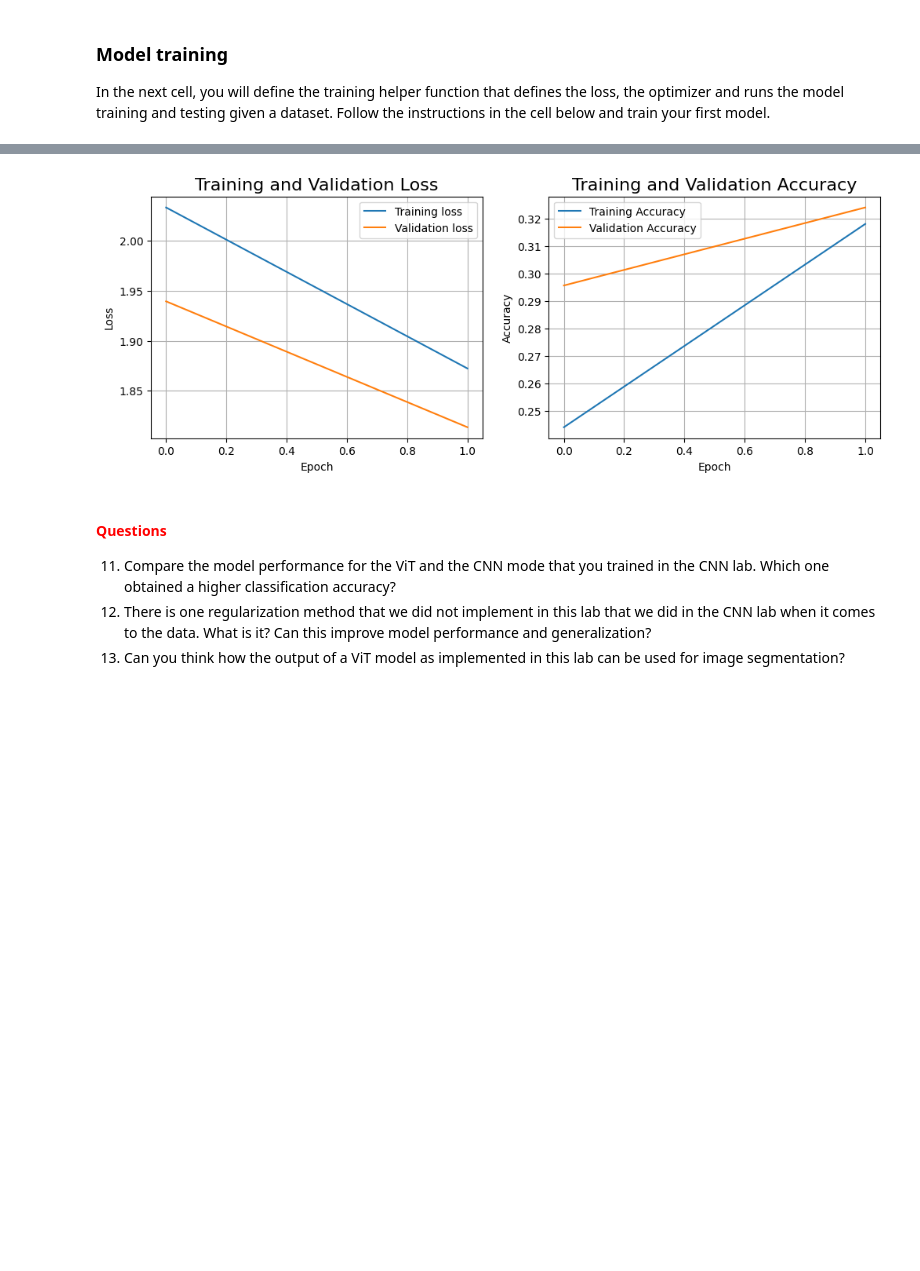
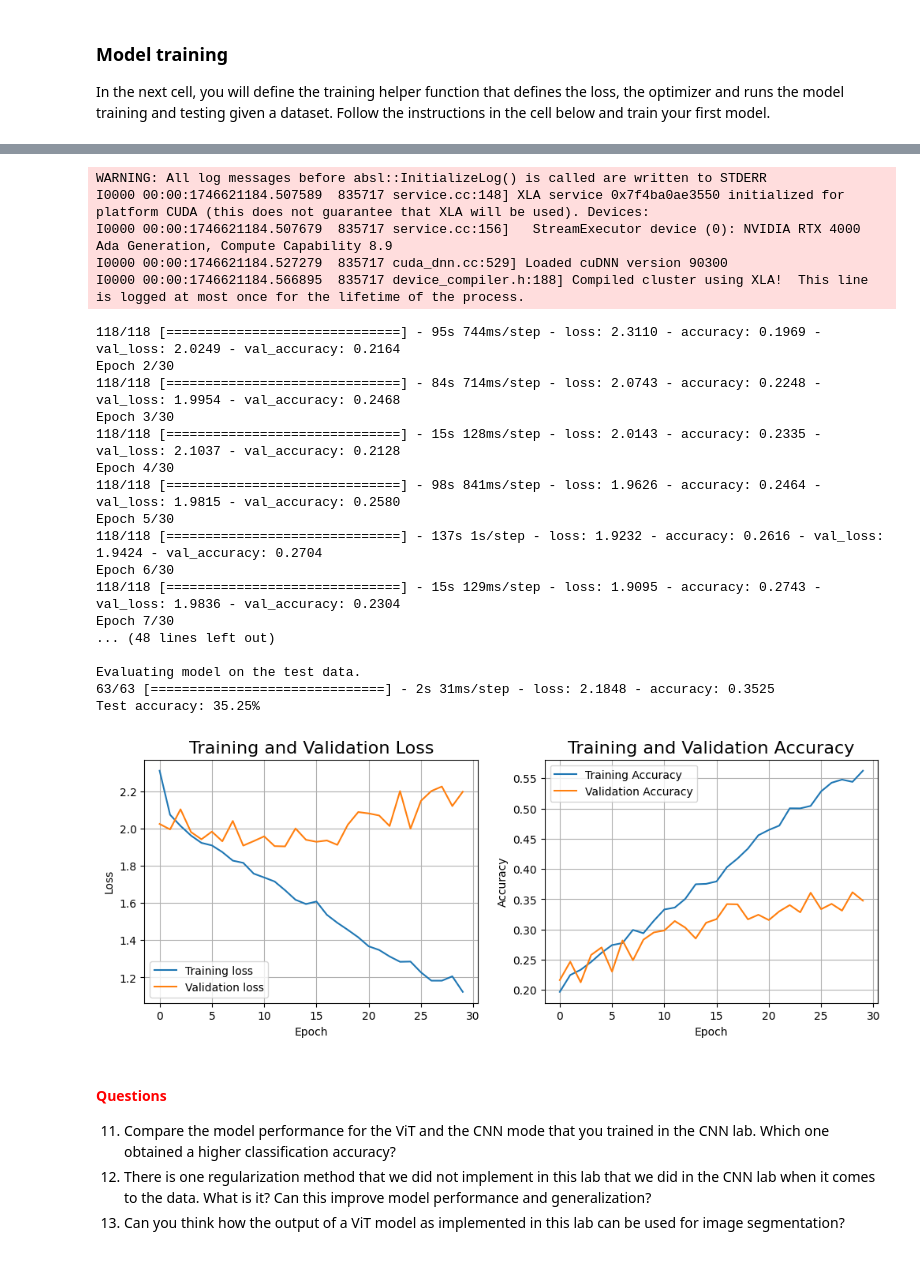
Before and after one commit to PranavC225/732A82_Deep_Learning, a Jupyter notebook: 5_Transformers/Vision_transformers.ipynb, the cells around one changed output, grey strips where cells are left out. Cells and saved outputs as stored; diff of their text form; code cells hidden in the pictures; blank space fills up the shorter version.

```diff
--- a/5_Transformers/Vision_transformers.ipynb
+++ b/5_Transformers/Vision_transformers.ipynb
@@ -620,7 +620,7 @@ def run_experiment(
         training_data = (Xtrain, Ytrain),
         validation_data = (Xval, Yval),
         test_data = (Xtest, Ytest),
-        epochs=10,
+        epochs=30,
         batch_size=64,
         learning_rate=1e-4,
         ckpt_path=".",
@@ -707,7 +707,7 @@ printhistory = run_experiment(
     training_data=(Xtrain, Ytrain),
     validation_data=(Xval, Yval),
     test_data=(Xtest, Ytest),
-    epochs=2,
+    epochs=30,
     batch_size=64,
     learning_rate=1e-4
 )
@@ -733,4 +719,26 @@ Test accuracy: 31.8%
+WARNING: All log messages before absl::InitializeLog() is called are written to STDERR
+I0000 00:00:1746621184.507589  835717 service.cc:148] XLA service 0x7f4ba0ae3550 initialized for platform CUDA (this does not guarantee that XLA will be used). Devices:
+I0000 00:00:1746621184.507679  835717 service.cc:156]   StreamExecutor device (0): NVIDIA RTX 4000 Ada Generation, Compute Capability 8.9
+I0000 00:00:1746621184.527279  835717 cuda_dnn.cc:529] Loaded cuDNN version 90300
+I0000 00:00:1746621184.566895  835717 device_compiler.h:188] Compiled cluster using XLA!  This line is logged at most once for the lifetime of the process.
+118/118 [==============================] - 95s 744ms/step - loss: 2.3110 - accuracy: 0.1969 - val_loss: 2.0249 - val_accuracy: 0.2164
+Epoch 2/30
+118/118 [==============================] - 84s 714ms/step - loss: 2.0743 - accuracy: 0.2248 - val_loss: 1.9954 - val_accuracy: 0.2468
+Epoch 3/30
+118/118 [==============================] - 15s 128ms/step - loss: 2.0143 - accuracy: 0.2335 - val_loss: 2.1037 - val_accuracy: 0.2128
+Epoch 4/30
+118/118 [==============================] - 98s 841ms/step - loss: 1.9626 - accuracy: 0.2464 - val_loss: 1.9815 - val_accuracy: 0.2580
+Epoch 5/30
+118/118 [==============================] - 137s 1s/step - loss: 1.9232 - accuracy: 0.2616 - val_loss: 1.9424 - val_accuracy: 0.2704
+Epoch 6/30
+118/118 [==============================] - 15s 129ms/step - loss: 1.9095 - accuracy: 0.2743 - val_loss: 1.9836 - val_accuracy: 0.2304
+Epoch 7/30
+... (48 lines left out)
+
+Evaluating model on the test data.
+63/63 [==============================] - 2s 31ms/step - loss: 2.1848 - accuracy: 0.3525
+Test accuracy: 35.25%
-[figure, old version]
+[figure, new version]
 # %% [markdown]
 #### **<span style="color:red">Questions</span>**
 11. Compare the model performance for the ViT and the CNN mode that you trained in the CNN lab. Which one obtained a higher classification accuracy?
```
Also changed, not shown: parts of 6 cells of this notebook, 1 other file.
